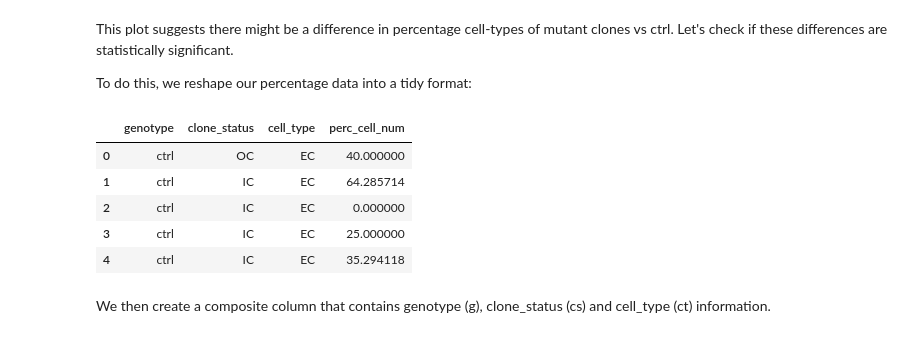
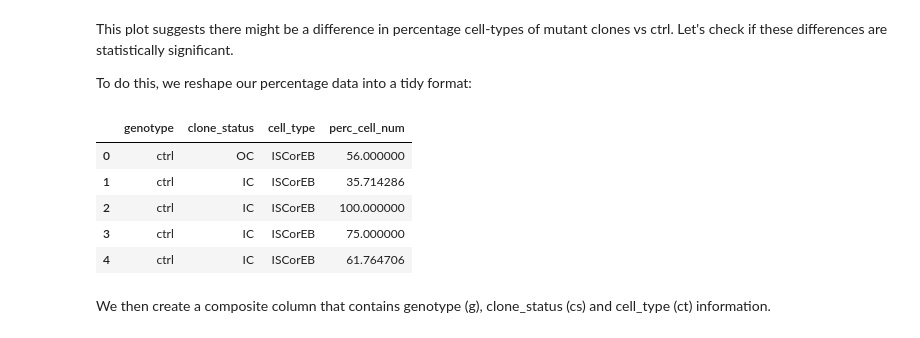
Before and after one commit to morriso1/clonedetective, a Jupyter notebook: 04_Tutorial_Downstream_Analysis_Python.ipynb, the cells around one changed output. Cells and saved outputs as stored; diff of their text form; code cells hidden in the pictures.

```diff
--- a/04_Tutorial_Downstream_Analysis_Python.ipynb
+++ b/04_Tutorial_Downstream_Analysis_Python.ipynb
@@ -42,10 +42,12 @@ We can add a sum all cell types per clone to get an additional 'total' column:
 import re
 # drop the unneeded "GFP column"
 count_df = count_df.drop(columns="GFP_clonepos")
+
+# calculate the total cells
+count_df['total'] = count_df.filter(regex='_pos').sum(axis=1)
+
 # simplify column names
 count_df.columns = [re.sub("_pos", "", col) for col in count_df.columns]
-# calculate the total cell
-count_df = count_df.eval("total = EC + preEC + EE + ISCorEB")
 # %% [markdown]
 Since where "GFP_clone" == 0, we can add an additional column stating whether a "GFP_clone" is inside a clone (*IC*) or outside a clone (*OC*):
 # %%
@@ -109,6 +111,7 @@ First, since we already know that 'mutant' clones possess fewer cells than 'ctrl
 percentage_df = count_df.eval(
     """EC = EC / total * 100
     EE = EE / total * 100
+    ECEE = ECEE / total * 100
     preEC = preEC / total * 100
     ISCorEB = ISCorEB / total * 100"""
 )
@@ -144,19 +147,19 @@ To do this, we reshape our percentage data into a tidy format:
 # %%
 tidy_percentage_df = pd.melt(
     percentage_df,
     id_vars=["genotype", "clone_status"],
-    value_vars=["EC", "preEC", "EE", "ISCorEB"],
+    value_vars=["ISCorEB", "preEC", "EC", "EE", "ECEE"],
     var_name="cell_type",
     value_name="perc_cell_num",
 )
 tidy_percentage_df.head()
 # %% [output]
 |  | genotype | clone_status | cell_type | perc_cell_num |
-| 0 | ctrl | OC | EC | 40.000000 |
-| 1 | ctrl | IC | EC | 64.285714 |
-| 2 | ctrl | IC | EC | 0.000000 |
-| 3 | ctrl | IC | EC | 25.000000 |
-| 4 | ctrl | IC | EC | 35.294118 |
+| 0 | ctrl | OC | ISCorEB | 56.000000 |
+| 1 | ctrl | IC | ISCorEB | 35.714286 |
+| 2 | ctrl | IC | ISCorEB | 100.000000 |
+| 3 | ctrl | IC | ISCorEB | 75.000000 |
+| 4 | ctrl | IC | ISCorEB | 61.764706 |
 # %% [markdown]
 We then create a composite column that contains genotype (g), clone_status (cs) and cell_type (ct) information.
 # %%
```
Also changed, not shown: parts of 16 cells of this notebook, 2 other files.
